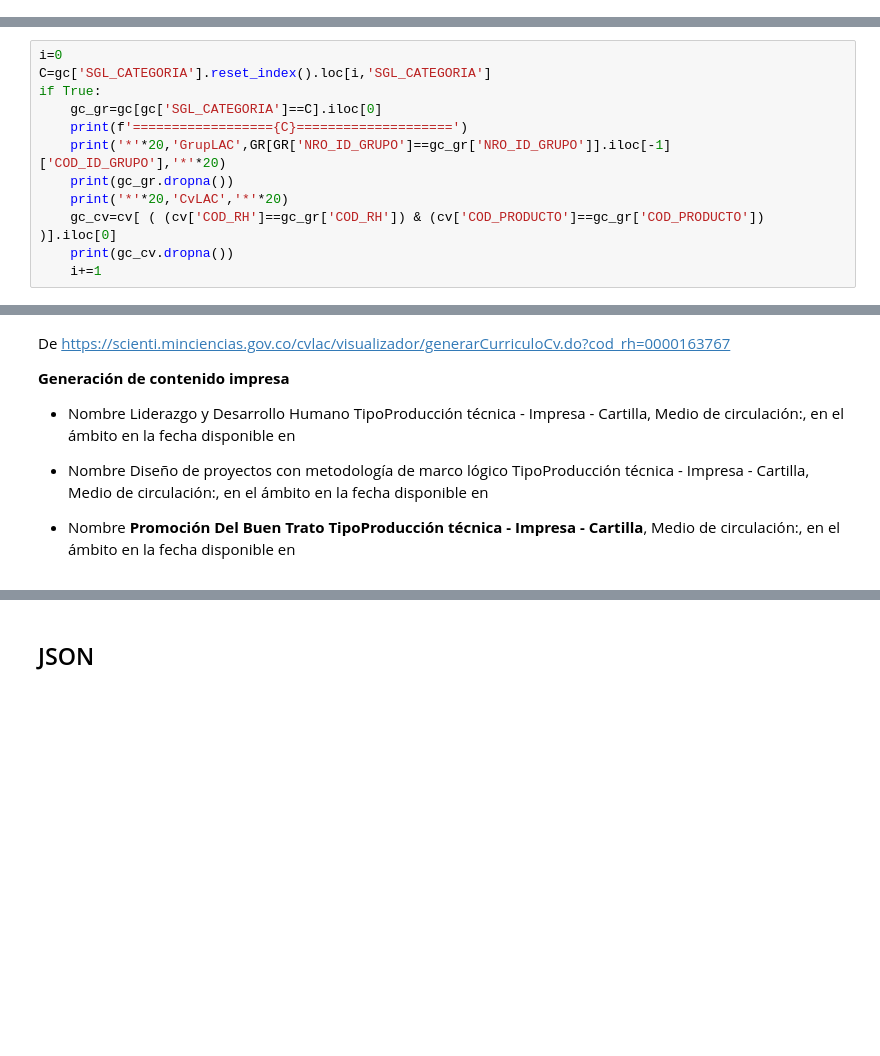
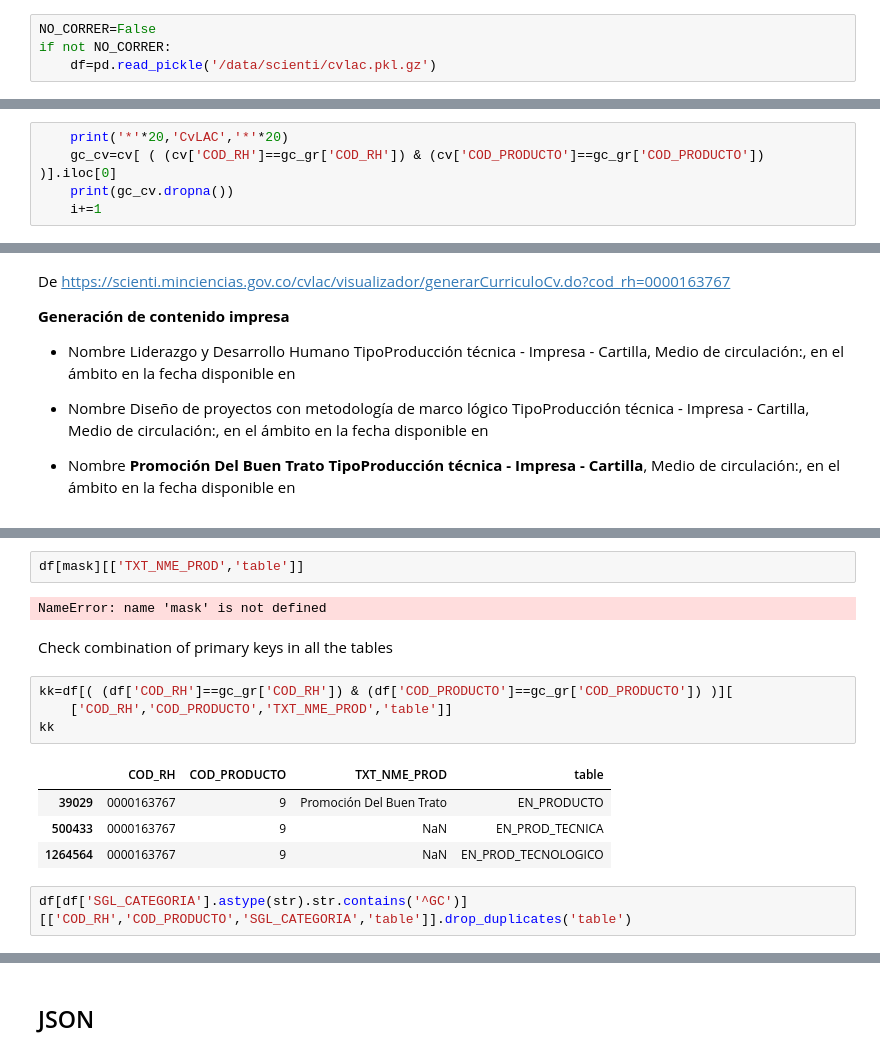
Before and after one commit to colav-playground/scienti, a Jupyter notebook: Scienti_UDEA.ipynb, the cells around one changed output, grey strips where cells are left out. Saved outputs shown, nothing was run; the diff lists cells and outputs as text; blank space fills up the shorter version.

```diff
--- a/Scienti_UDEA.ipynb
+++ b/Scienti_UDEA.ipynb
@@ -86,0 +74,4 @@ array(['AL-00', 'AL-AL', 'ART-00', 'ART-ART_A1', 'ART-ART_A2',
+# %%
+NO_CORRER=False
+if not NO_CORRER:
+    df=pd.read_pickle('/data/scienti/cvlac.pkl.gz')
@@ -158,11 +213,4 @@ gc=gc.drop_duplicates(['SGL_CATEGORIA'])
 # %%
-i=0
-C=gc['SGL_CATEGORIA'].reset_index().loc[i,'SGL_CATEGORIA']
-if True:
-    gc_gr=gc[gc['SGL_CATEGORIA']==C].iloc[0]
-    print(f'=================={C}====================')
-    print('*'*20,'GrupLAC',GR[GR['NRO_ID_GRUPO']==gc_gr['NRO_ID_GRUPO']].iloc[-1]['COD_ID_GRUPO'],'*'*20)
-    print(gc_gr.dropna())
     print('*'*20,'CvLAC','*'*20)
     gc_cv=cv[ ( (cv['COD_RH']==gc_gr['COD_RH']) & (cv['COD_PRODUCTO']==gc_gr['COD_PRODUCTO']) )].iloc[0]
     print(gc_cv.dropna())
@@ -223,0 +262,17 @@ __Generación de contenido impresa__
+# %%
+df[mask][['TXT_NME_PROD','table']]
+# %% [output]
+NameError: name 'mask' is not defined
+# %% [markdown]
+Check combination of primary keys in all the tables
+# %%
+kk=df[( (df['COD_RH']==gc_gr['COD_RH']) & (df['COD_PRODUCTO']==gc_gr['COD_PRODUCTO']) )][
+    ['COD_RH','COD_PRODUCTO','TXT_NME_PROD','table']]
+kk
+# %% [output]
+|  | COD_RH | COD_PRODUCTO | TXT_NME_PROD | table |
+| 39029 | 0000163767 | 9 | Promoción Del Buen Trato | EN_PRODUCTO |
+| 500433 | 0000163767 | 9 | NaN | EN_PROD_TECNICA |
+| 1264564 | 0000163767 | 9 | NaN | EN_PROD_TECNOLOGICO |
+# %%
+df[df['SGL_CATEGORIA'].astype(str).str.contains('^GC')][['COD_RH','COD_PRODUCTO','SGL_CATEGORIA','table']].drop_duplicates('table')
```
Also changed, not shown: parts of 51 cells of this notebook, 1 other file.
